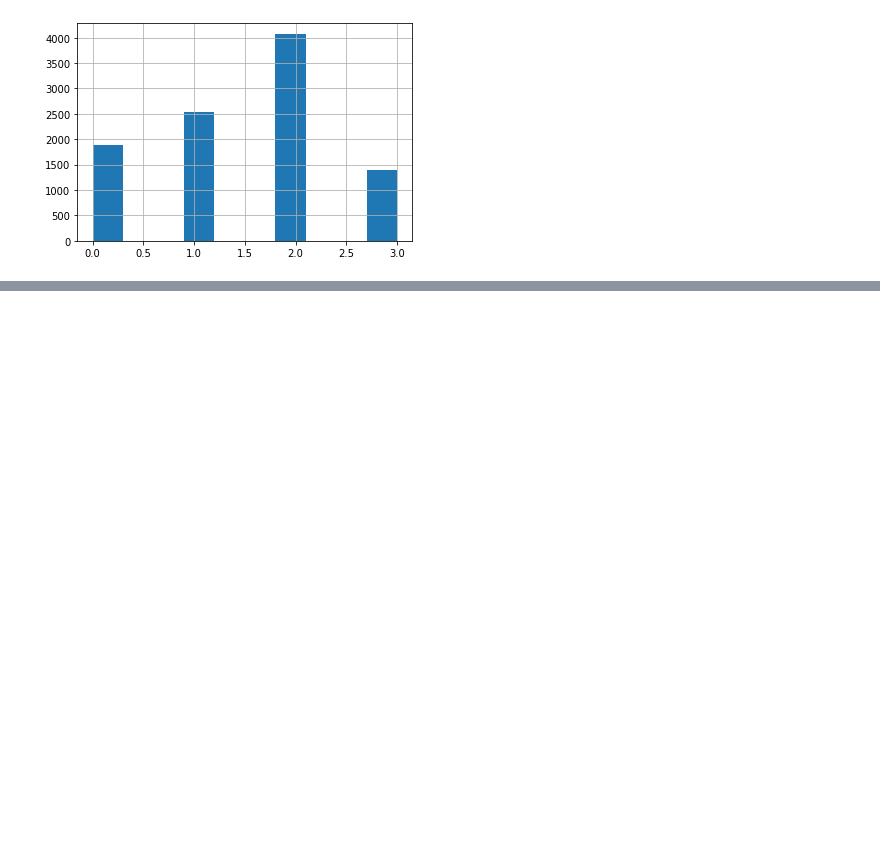
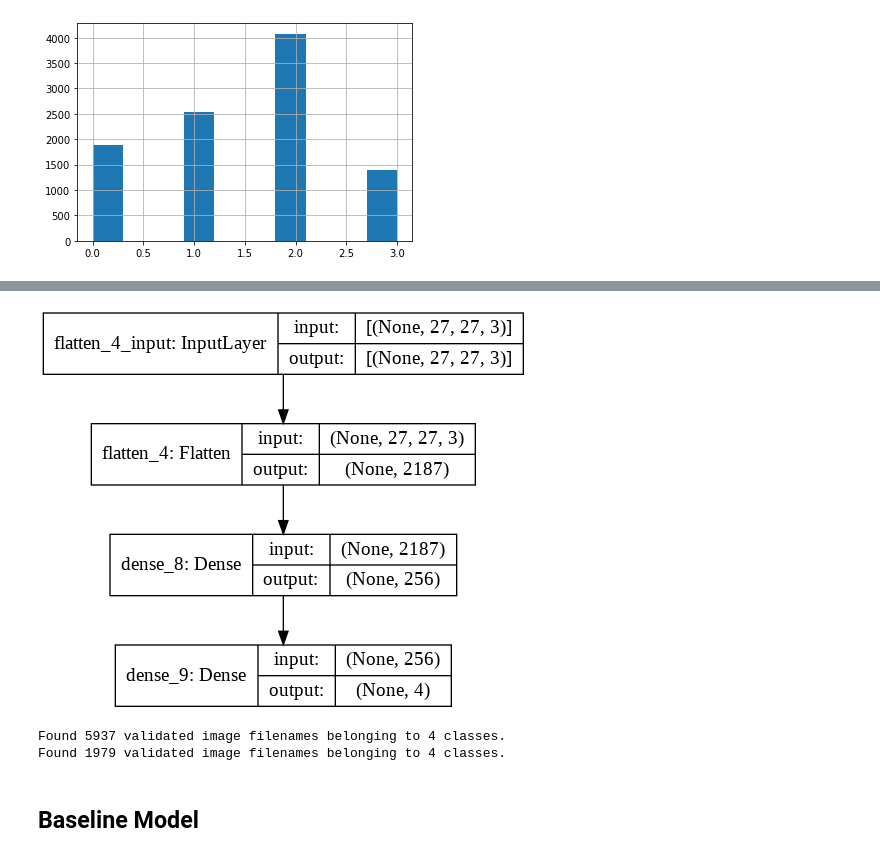
Before and after one commit to ngkarthi71/colon-cancer-analysis, a Jupyter notebook: rough.ipynb, the cells around one changed output, grey strips where cells are left out. Drawn from its saved outputs; the diff is of its cells as text; code cells hidden in the pictures; blank space fills up the shorter version.

```diff
--- a/rough.ipynb
+++ b/rough.ipynb
@@ -380,3 +380,13 @@ cancer.cellType.hist()
 plt.show()
 # %% [output]
 [figure]
+# %%
+INPUT_DIM = (27, 27, 3)
+HIDDEN_LAYER_DIM = 256
+OUTPUT_CLASSES = 4
+# %%
+cell_model = tf.keras.Sequential([
+    tf.keras.layers.Flatten(input_shape=INPUT_DIM),
+    tf.keras.layers.Dense(HIDDEN_LAYER_DIM, activation='sigmoid'),
+    tf.keras.layers.Dense(OUTPUT_CLASSES)
+])
@@ -382,0 +410,37 @@ plt.show()
+# %%
+tf.keras.utils.plot_model(cell_model, show_shapes=True)
+# %% [output]
+[figure, added]
+# %%
+train_data['cellType'] = train_data['cellType'].astype('str')
+val_data['cellType'] = val_data['cellType'].astype('str')
+from tensorflow.keras.preprocessing.image import ImageDataGenerator
+
+
+cell_train_datagen = ImageDataGenerator(rescale=1./255, data_format='channels_last')
+cell_val_datagen = ImageDataGenerator(rescale=1./255, data_format='channels_last')
+
+batch_size = 27
+
+cell_train_generator = cell_train_datagen.flow_from_dataframe(
+        dataframe=train_data,
+        directory='/content/patch_images',
+        x_col="ImageName",
+        y_col="cellType",
+        target_size=(27, 27),
+        batch_size=batch_size,
+        class_mode='categorical')
+
+cell_validation_generator = cell_val_datagen.flow_from_dataframe(
+        dataframe=val_data,
+        directory='/content/patch_images',
+        x_col="ImageName",
+        y_col="cellType",
+        target_size=(27, 27),
+        batch_size=batch_size,
+        class_mode='categorical')
+# %% [output]
+Found 5937 validated image filenames belonging to 4 classes.
+Found 1979 validated image filenames belonging to 4 classes.
+# %% [markdown]
+## Baseline Model
```
Also changed, not shown: parts of 12 cells of this notebook.
